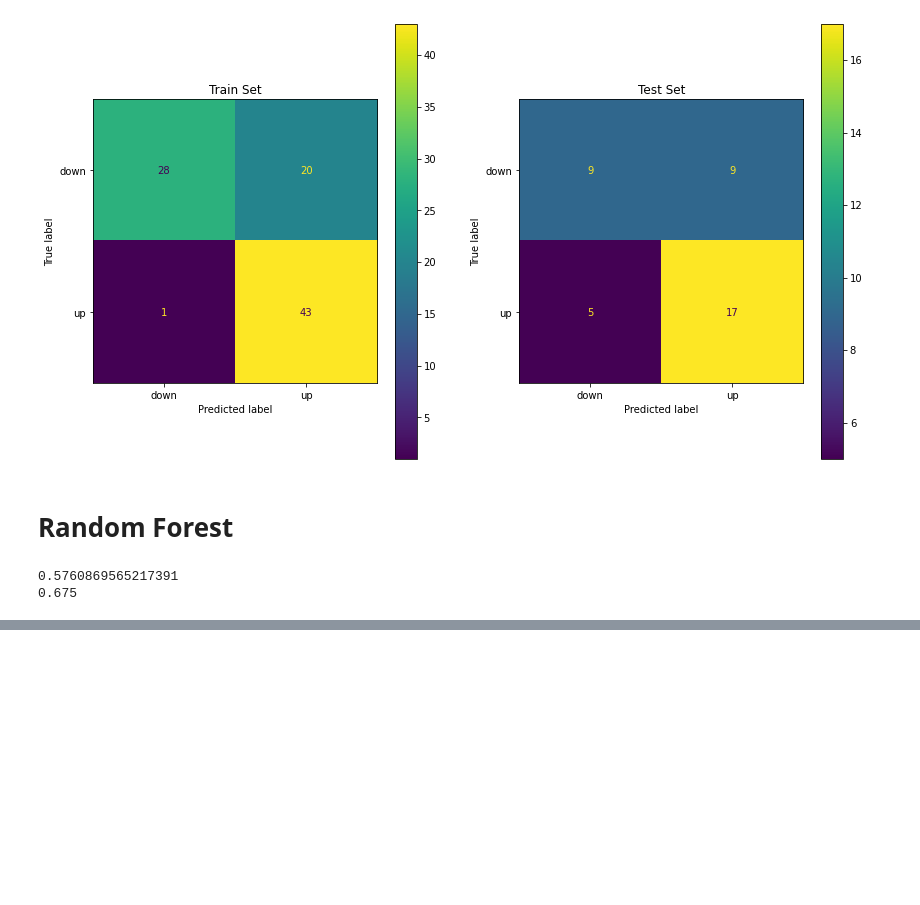
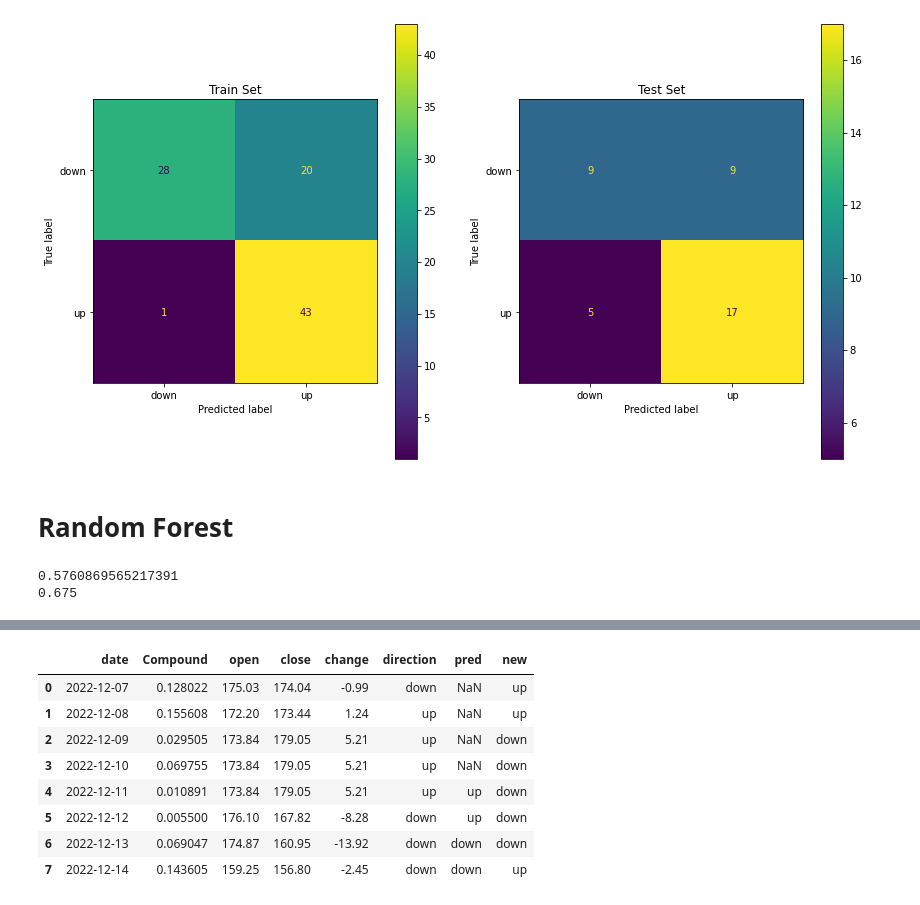
Before and after one commit to mgmsara/Stock-Market-forecasting, a Jupyter notebook: Classification model.ipynb, the cells around one changed output, grey strips where cells are left out. Drawn from its saved outputs; the diff is of its cells as text; code cells hidden in the pictures; blank space fills up the shorter version.

```diff
--- a/Classification model.ipynb
+++ b/Classification model.ipynb
@@ -331,0 +394,4 @@ tesla_stock
+# %%
+tesla_pred[['open']] = tesla_pred[['open']].fillna(method='ffill')
+tesla_pred[['close']] = tesla_pred[['close']].fillna(method='ffill')
+tesla_pred
@@ -331,0 +408,5 @@ tesla_stock
+# %%
+tesla_pred['change']=tesla_pred['close']-tesla_pred['open']
+# %%
+tesla_pred['direction']= ["up" if change > 0 else "down" for change in tesla_pred['change']]
+tesla_pred
@@ -331,0 +423,3 @@ tesla_stock
+# %%
+tesla_pred=tesla_pred[['date','Compound','open','close','change','direction','pred']]
+tesla_pred
@@ -331,0 +436,13 @@ tesla_stock
+# %%
+tesla_pred['new']=tesla7['pred']
+tesla_pred
+# %% [output]
+|  | date | Compound | open | close | change | direction | pred | new |
+| 0 | 2022-12-07 | 0.128022 | 175.03 | 174.04 | -0.99 | down | NaN | up |
+| 1 | 2022-12-08 | 0.155608 | 172.20 | 173.44 | 1.24 | up | NaN | up |
+| 2 | 2022-12-09 | 0.029505 | 173.84 | 179.05 | 5.21 | up | NaN | down |
+| 3 | 2022-12-10 | 0.069755 | 173.84 | 179.05 | 5.21 | up | NaN | down |
+| 4 | 2022-12-11 | 0.010891 | 173.84 | 179.05 | 5.21 | up | up | down |
+| 5 | 2022-12-12 | 0.005500 | 176.10 | 167.82 | -8.28 | down | up | down |
+| 6 | 2022-12-13 | 0.069047 | 174.87 | 160.95 | -13.92 | down | down | down |
+| 7 | 2022-12-14 | 0.143605 | 159.25 | 156.80 | -2.45 | down | down | up |
```
Also changed, not shown: parts of 33 cells of this notebook, 1 other file.
